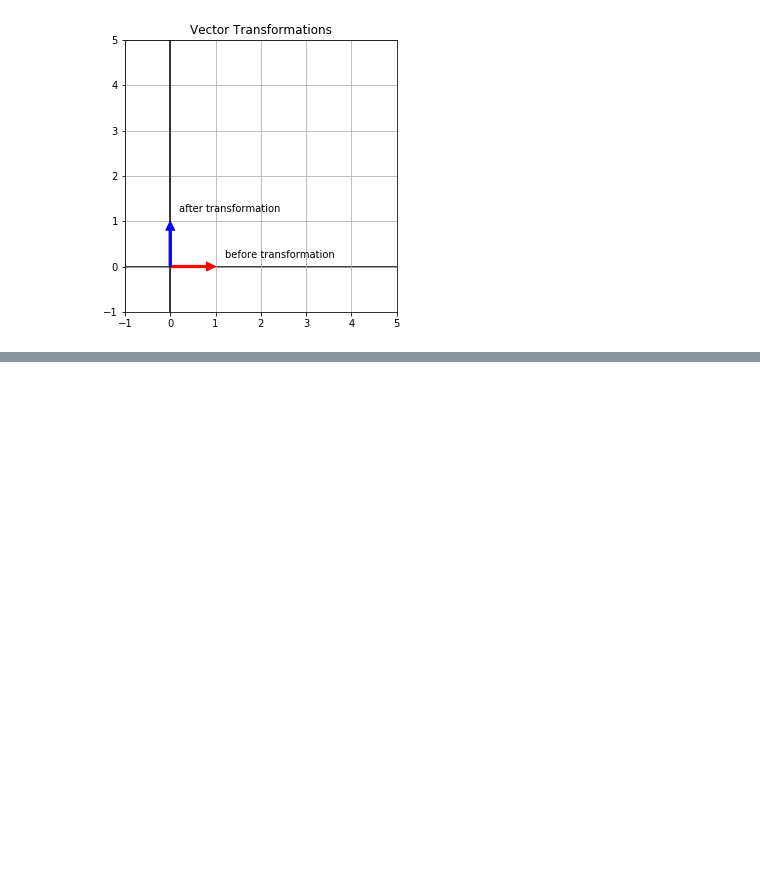
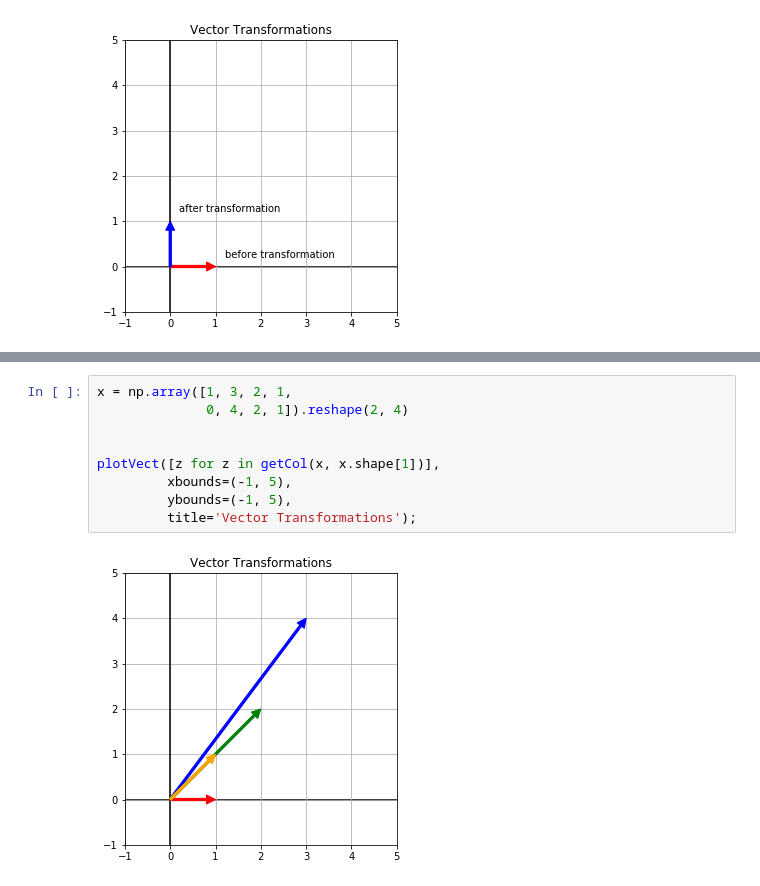
Before and after one commit to ayoskovich/notes, a Jupyter notebook: numpy.ipynb, the cells around one changed output, grey strips where cells are left out. Cells and saved outputs as stored; diff of their text form; blank space fills up the shorter version.

```diff
--- a/numpy.ipynb
+++ b/numpy.ipynb
@@ -120,0 +146,11 @@ plotVect({'before transformation':before,
+# %%
+x = np.array([1, 3, 2, 1,
+              0, 4, 2, 1]).reshape(2, 4)
+
+
+plotVect([z for z in getCol(x, x.shape[1])],
+         xbounds=(-1, 5),
+         ybounds=(-1, 5),
+         title='Vector Transformations');
+# %% [output]
+[figure, added]
```
Also changed, not shown: parts of 7 cells of this notebook.
